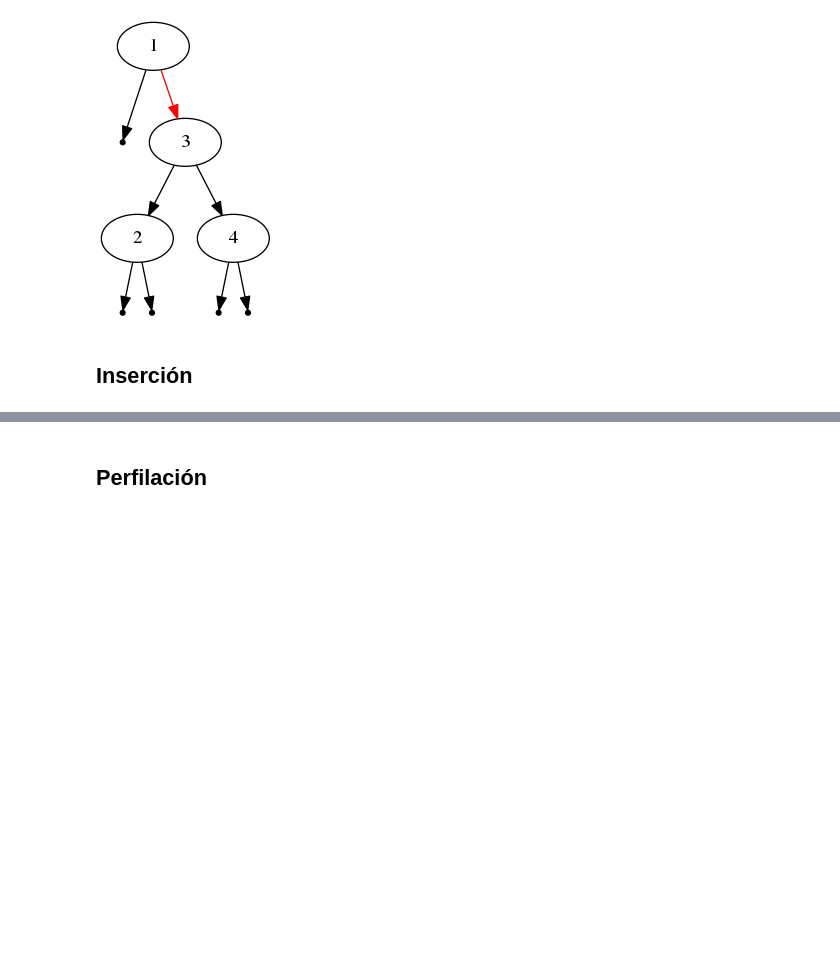
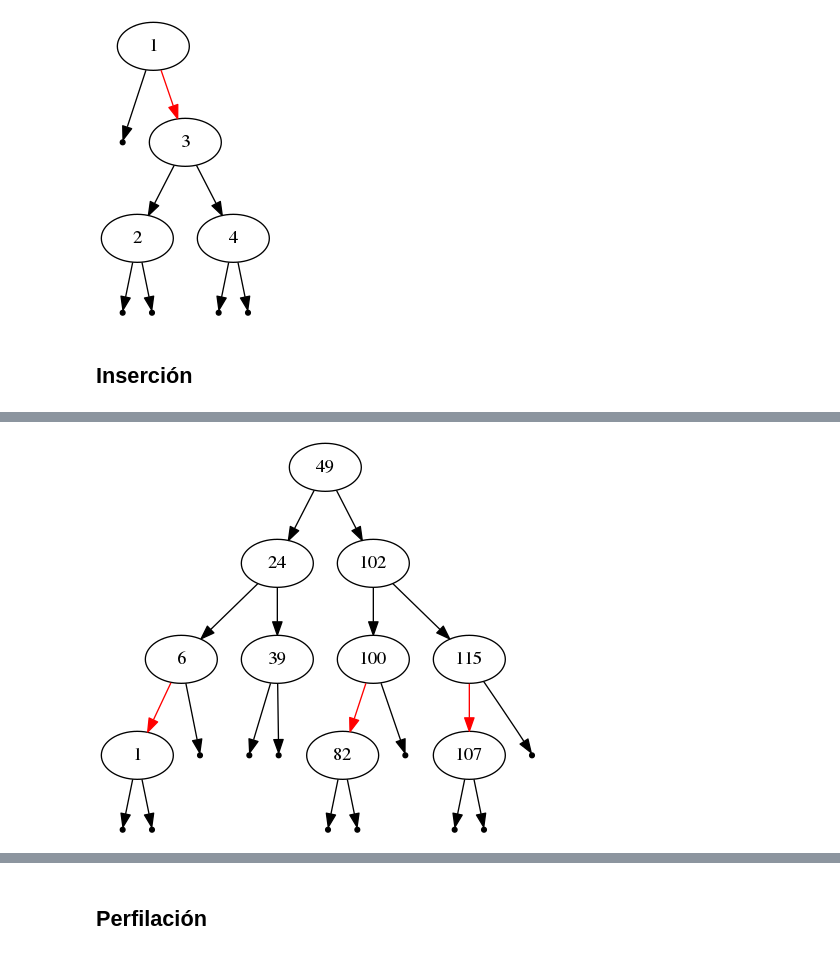
Before and after one commit to epaaso/LLRBTrees.jl, a Jupyter notebook: doc/Manual.ipynb, the cells around one changed output, grey strips where cells are left out. Cells and saved outputs as stored; diff of their text form; code cells hidden in the pictures; blank space fills up the shorter version.

```diff
--- a/doc/Manual.ipynb
+++ b/doc/Manual.ipynb
@@ -237,0 +295,6 @@ Además, como las operaciones son balanceadas, se mantiene el balance del árbol
+# %%
+arbol = LLRBTree(1,1)
+populate!(arbol, 9)
+display(arbol)
+# %% [output]
+[figure, added]
```
Also changed, not shown: parts of 34 cells of this notebook, 1 other file.
